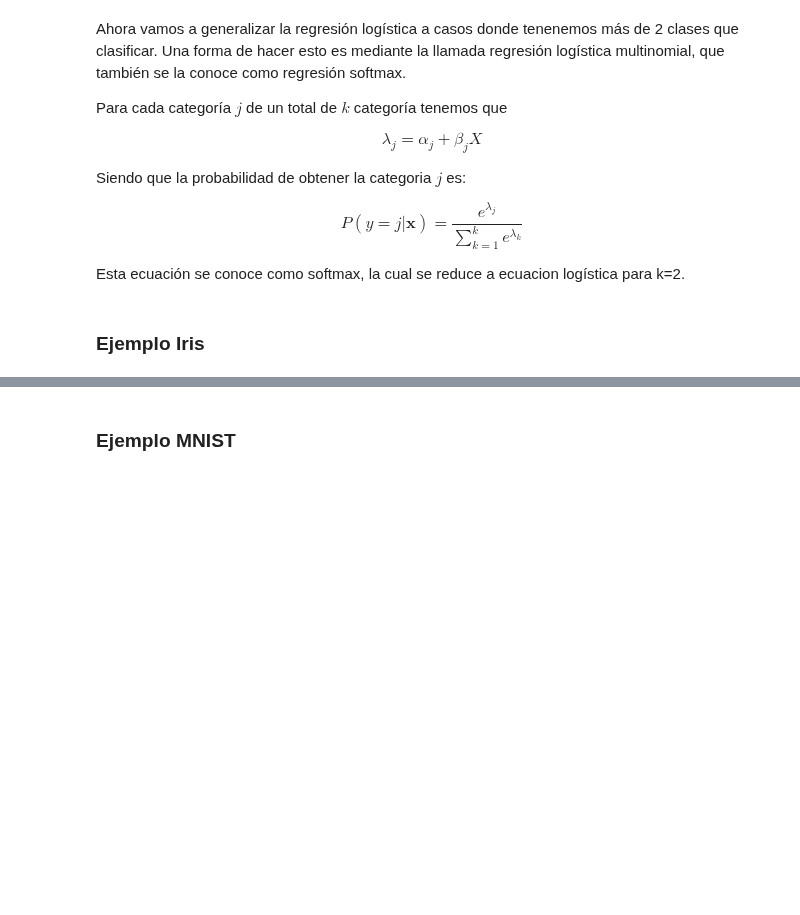
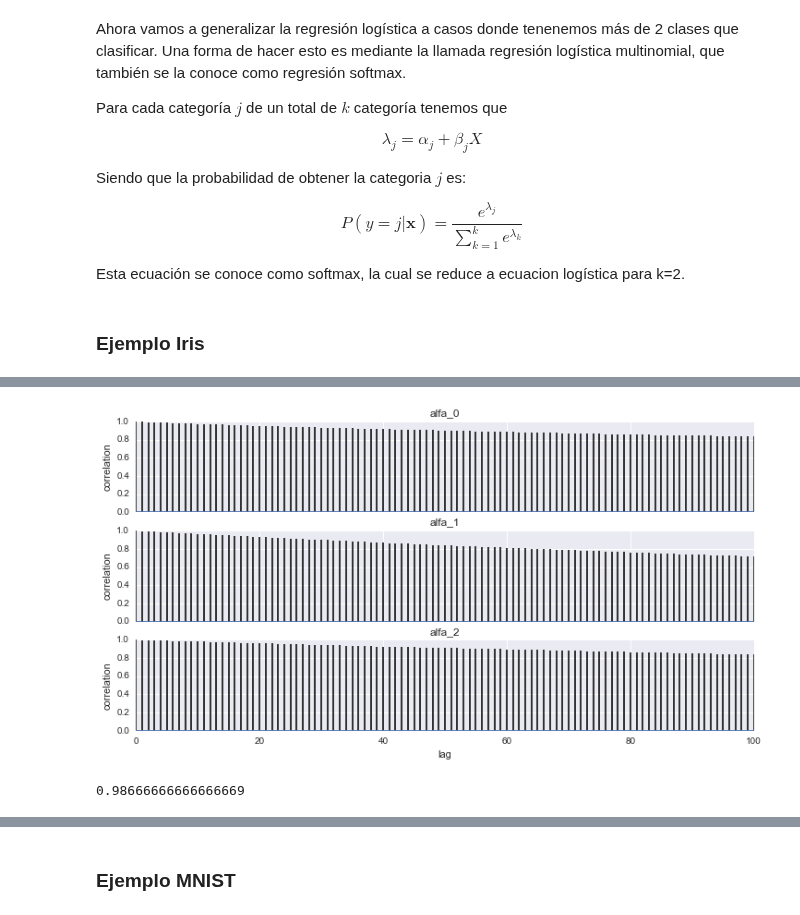
Before and after one commit to jmloyola/EBAD, a Jupyter notebook: 07_Regresión_logística.ipynb, the cells around one changed output, grey strips where cells are left out. Drawn from its saved outputs; the diff is of its cells as text; code cells hidden in the pictures; blank space fills up the shorter version.

```diff
--- a/07_Regresión_logística.ipynb
+++ b/07_Regresión_logística.ipynb
@@ -306,0 +315,12 @@ pm.traceplot(cadena_s, varnames);
+# %%
+pm.autocorrplot(cadena_s, varnames=['alfa']);
+# %% [output]
+[figure, added]
+# %%
+data_pred = cadena_s['alfa'].mean(axis=0) + np.dot(x_2, cadena_s['beta'].mean(axis=0))
+y_pred = []
+for point in data_pred:
+    y_pred.append(np.exp(point)/np.sum(np.exp(point), axis=0))
+np.sum(y_2 == np.argmax(y_pred, axis=1))/len(y_2)
+# %% [output]
+0.98666666666666669
```
Also changed, not shown: parts of 27 cells of this notebook.
